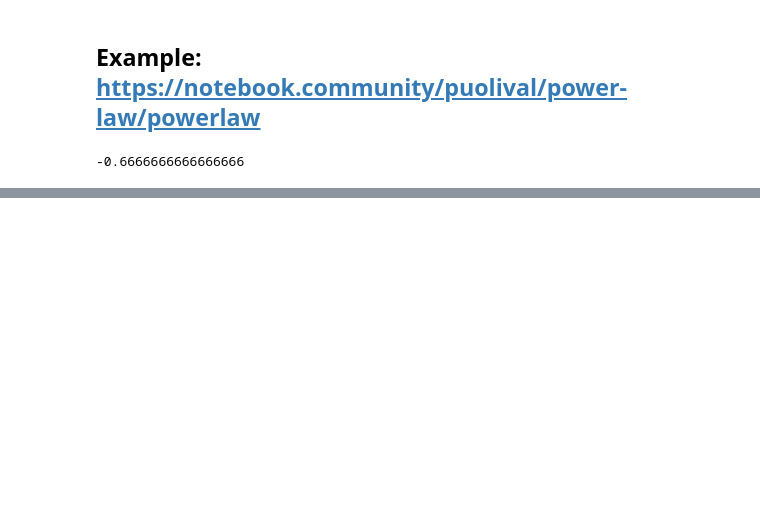
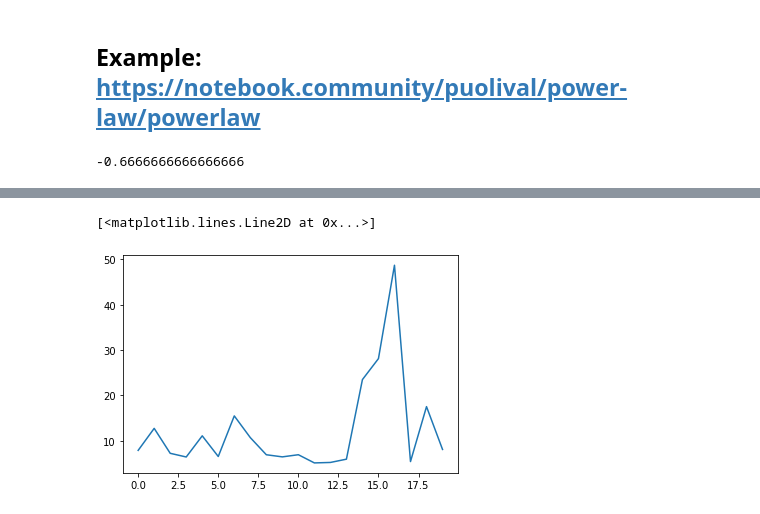
Before and after one commit to RRisto/learning, a Jupyter notebook: statistics/distributions/power_law.ipynb, the cells around one changed output, grey strips where cells are left out. Cells and saved outputs as stored; diff of their text form; code cells hidden in the pictures; blank space fills up the shorter version.

```diff
--- a/statistics/distributions/power_law.ipynb
+++ b/statistics/distributions/power_law.ipynb
@@ -278,0 +232,6 @@ np.e**2.92930385e-04
+# %%
+#plot only first samples
+plt.plot(power_data[:20])
+# %% [output]
+[<matplotlib.lines.Line2D at 0x...>]
+[figure, added]
```
Also changed, not shown: parts of 27 cells of this notebook.
